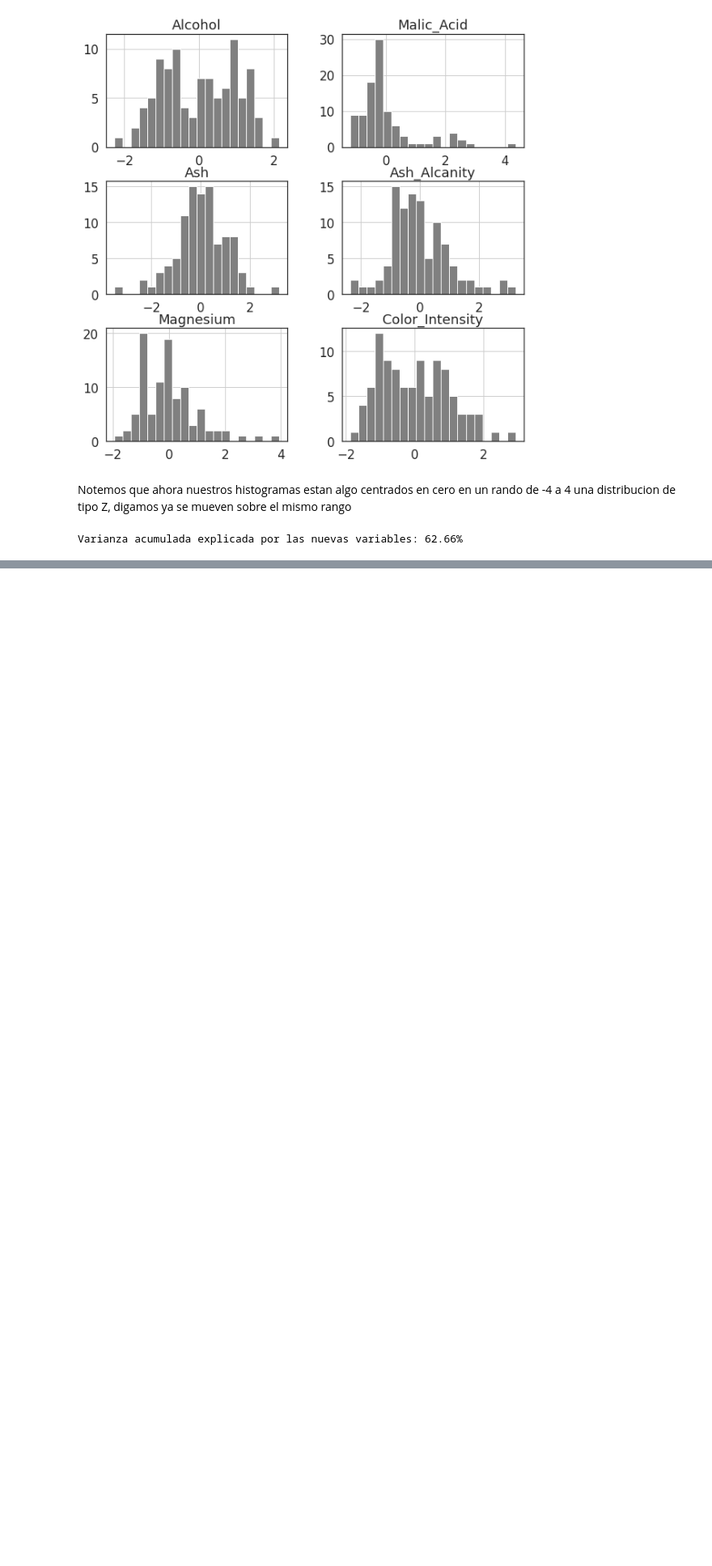
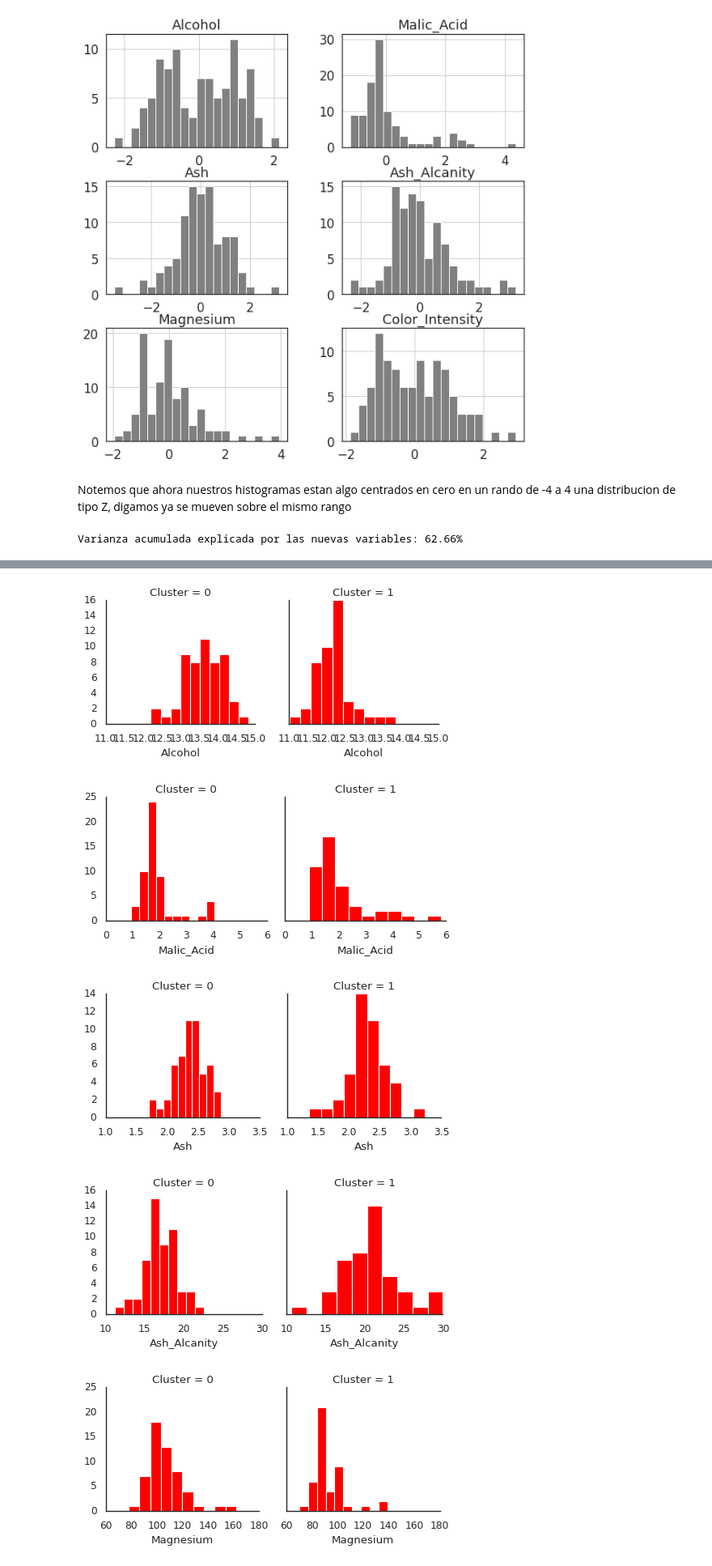
Before and after one commit to LIZZETHGOMEZ/BEDU-Santander, a Jupyter notebook: Machine Learning/Sesion_3.ipynb, the cells around one changed output, grey strips where cells are left out. Shown: that part at 81% size. Saved outputs shown, nothing was run; the diff lists cells and outputs as text; code cells hidden in the pictures; blank space fills up the shorter version.

```diff
--- a/Machine Learning/Sesion_3.ipynb
+++ b/Machine Learning/Sesion_3.ipynb
@@ -185,0 +230,23 @@ Varianza acumulada explicada por las nuevas variables: 62.66%
+# %%
+# Sabemos que son 2 clusters entonces
+kmeans = cluster.KMeans(n_clusters = 2, random_state=84, init="k-means++")
+kmeans_labels = kmeans.fit_predict(data_cluster)
+
+centroids = kmeans.cluster_centers_
+centroides_pca = pca_2.transform(centroids)
+
+data2 = data.copy()
+data2["Cluster"] = kmeans_labels
+
+aux = data2.columns.tolist()
+aux[0:len(aux)-1]
+
+for cluster in aux[0:len(aux)-1]:
+  grid = sns.FacetGrid(data2, col = "Cluster")
+  grid.map(plt.hist, cluster, color = "red")
+# %% [output]
+[figure, added]
+[figure, added]
+[figure, added]
+[figure, added]
+[figure, added]
```
Also changed, not shown: parts of 11 cells of this notebook.
